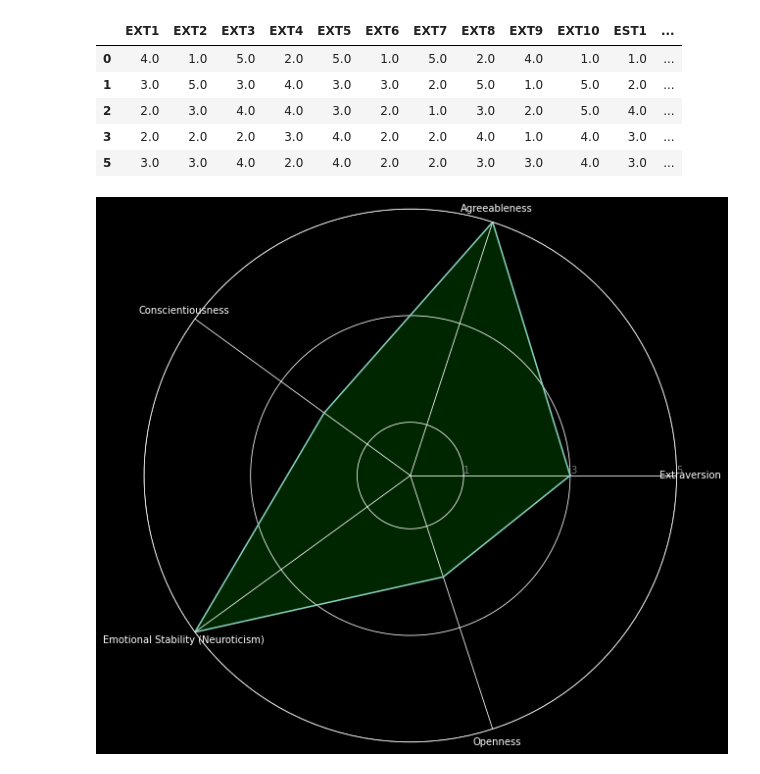
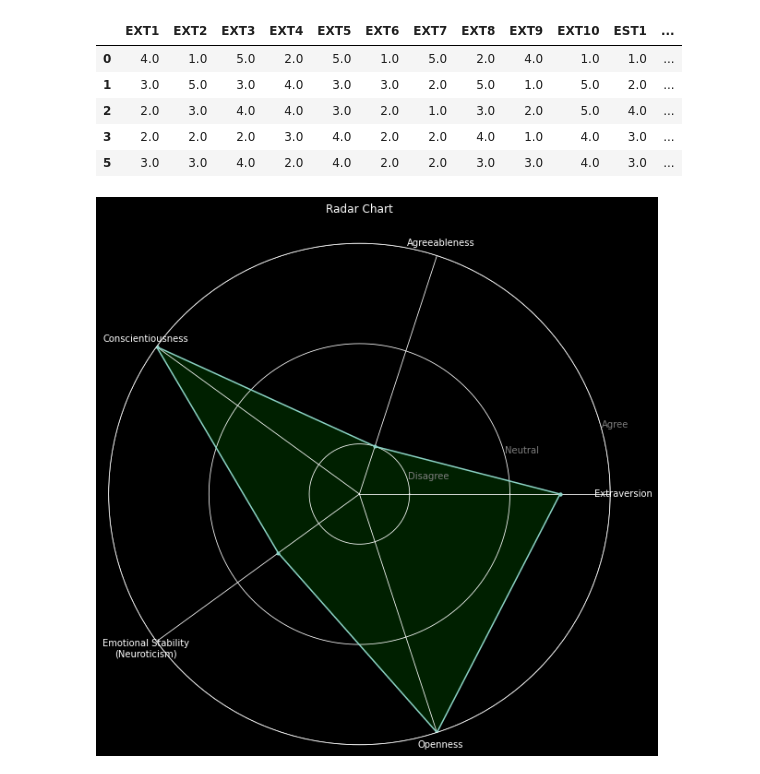
Before and after one commit to ArminD93/BigFivePersonalityTest, a Jupyter notebook: BigFivePersonality.ipynb, the cells around one changed output. Drawn from its saved outputs; the diff is of its cells as text; code cells hidden in the pictures.

Commit message:
Zmiana skali na diagramie z wartości numerycznych na tekst

```diff
--- a/BigFivePersonality.ipynb
+++ b/BigFivePersonality.ipynb
@@ -1270,40 +1270,46 @@ BigFive.head()
 | 3 | 2.0 | 2.0 | 2.0 | 3.0 | 4.0 | 2.0 | 2.0 | 4.0 | 1.0 | 4.0 | 3.0 | ... |
 | 5 | 3.0 | 3.0 | 4.0 | 2.0 | 4.0 | 2.0 | 2.0 | 3.0 | 3.0 | 4.0 | 3.0 | ... |
 # %%
-from math import pi
-
-
 cat = ['Extraversion', 'Agreeableness', 'Conscientiousness',
-       'Emotional Stability (Neuroticism)', 'Openness']
+       'Emotional Stability\n(Neuroticism)', 'Openness']
 
 N = len(cat)
 
-val= [3, 5, 2, 5, 2]
+val= [4, 1, 5, 2, 5]
+
+
 val += val[:1]
 
 
-angles = [n / float(N) * 2 * pi for n in range(N)]
+angles = [n / float(N) * 2 * np.pi for n in range(N)]
 angles += angles[:1]
 
 fig= plt.figure(figsize=(10, 10) )
 
 ax = fig.add_subplot(111, polar=True)
 
 
-plt.polar(angles, val)
-plt.fill(angles, val, alpha=0.3, color='green')
+plt.polar(angles, val, marker='.')
+plt.fill(angles, val, alpha=0.25, color='green')
 
 plt.xticks(angles[:-1], cat)
 
 
-ax.set_rlabel_position(0)
+ax.set_rlabel_position(15)
 
-plt.yticks([1, 3, 5], color='grey', size=10, )
+
+# 1=Disagree, 3=Neutral, 5=Agree
+scale_ticks = ['Disagree', 'Neutral', 'Agree']
+y = np.array([1, 3, 5])
+plt.yticks(y, scale_ticks, color='grey', size=10)
+
+
 plt.ylim(0, 5)
+plt.title('Radar Chart')
 
 plt.show()
 # %% [output]
-[figure, old version]
+[figure, new version]
 # %%
 # np 5 krajów o najwyższym poziomie:
 
```
